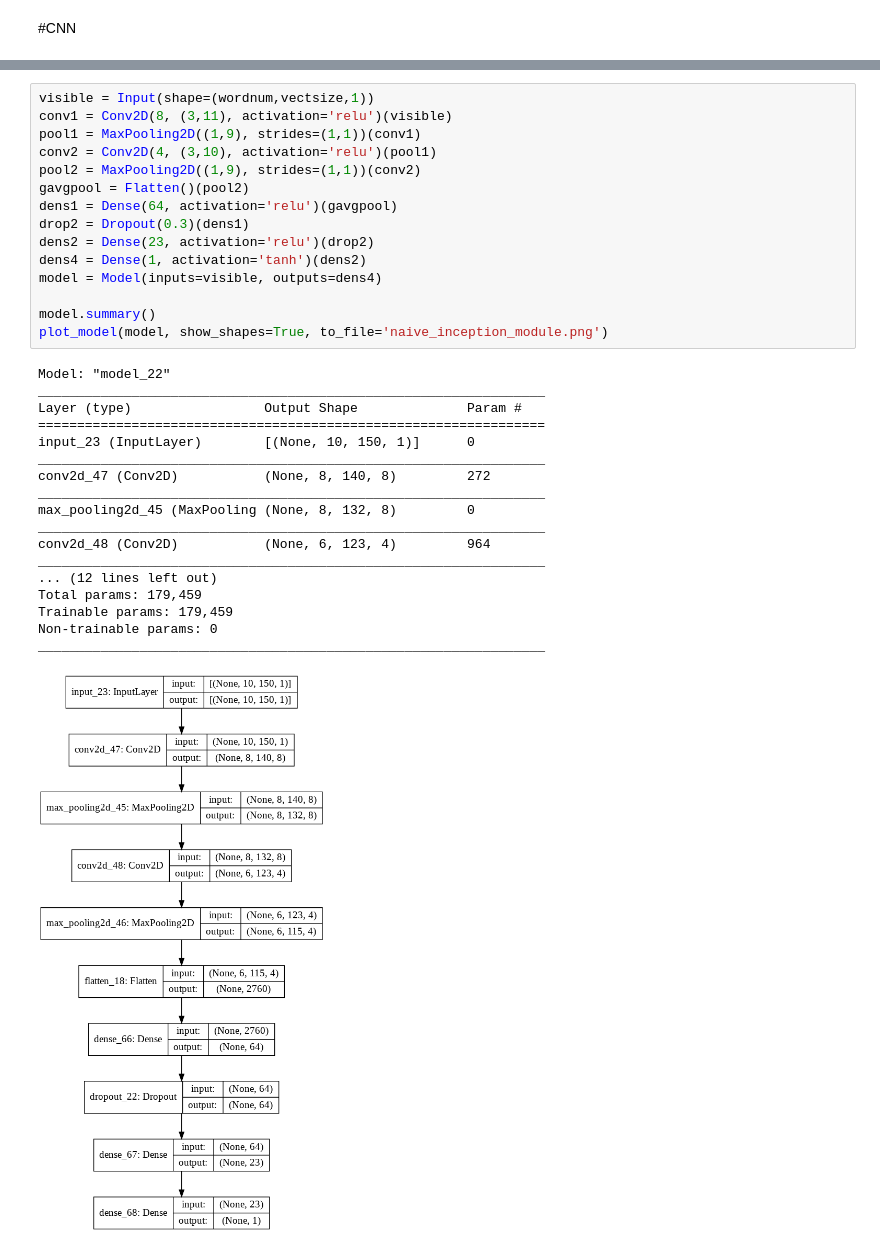
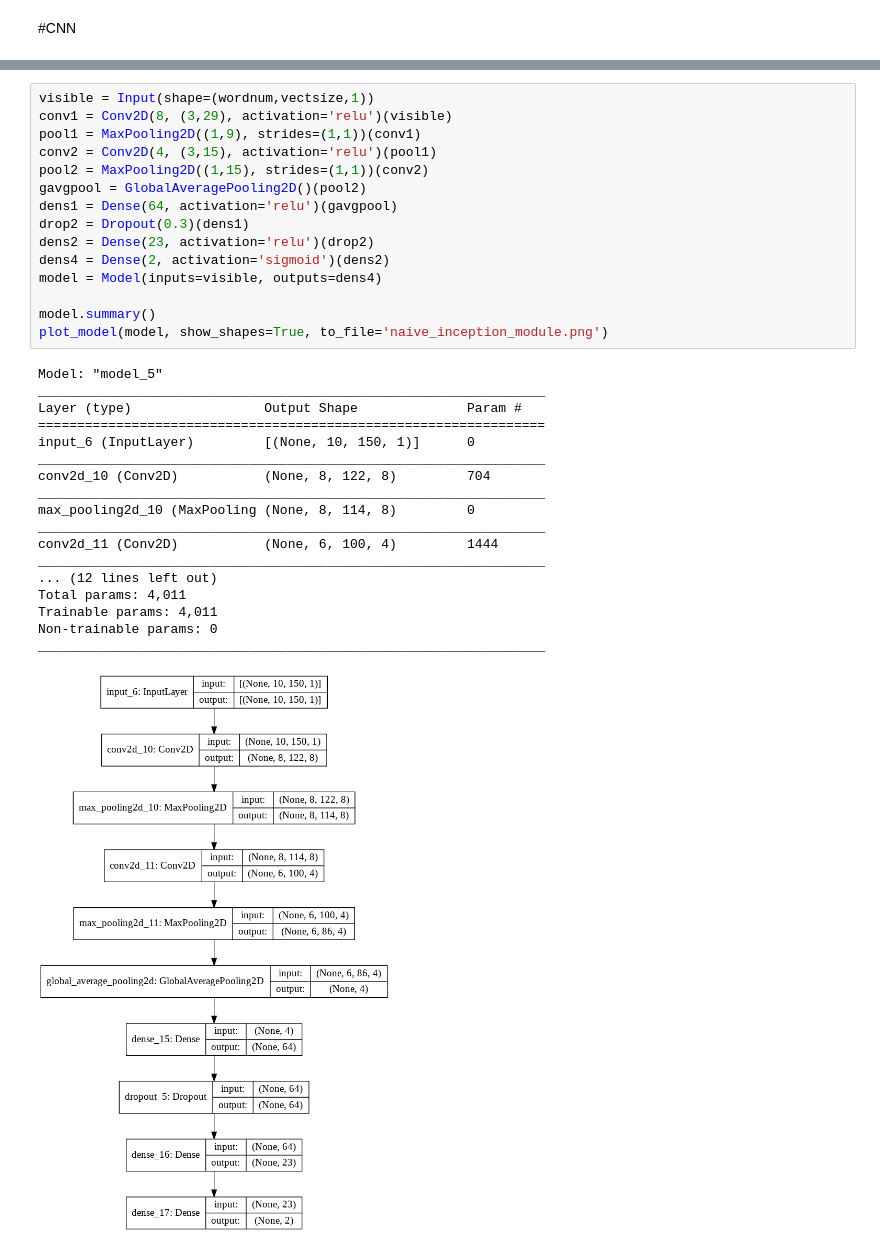
Before and after one commit to mahsaghn/Digikala-Comments-Analysis, a Jupyter notebook: comment_analysis.ipynb, the cells around one changed output, grey strips where cells are left out. Saved outputs shown, nothing was run; the diff lists cells and outputs as text.

```diff
--- a/comment_analysis.ipynb
+++ b/comment_analysis.ipynb
@@ -471,34 +507,34 @@ Y.shape
 # %%
 visible = Input(shape=(wordnum,vectsize,1))
-conv1 = Conv2D(8, (3,11), activation='relu')(visible)
+conv1 = Conv2D(8, (3,29), activation='relu')(visible)
 pool1 = MaxPooling2D((1,9), strides=(1,1))(conv1)
-conv2 = Conv2D(4, (3,10), activation='relu')(pool1)
-pool2 = MaxPooling2D((1,9), strides=(1,1))(conv2)
-gavgpool = Flatten()(pool2)
+conv2 = Conv2D(4, (3,15), activation='relu')(pool1)
+pool2 = MaxPooling2D((1,15), strides=(1,1))(conv2)
+gavgpool = GlobalAveragePooling2D()(pool2)
 dens1 = Dense(64, activation='relu')(gavgpool)
 drop2 = Dropout(0.3)(dens1)
 dens2 = Dense(23, activation='relu')(drop2)
-dens4 = Dense(1, activation='tanh')(dens2)
+dens4 = Dense(2, activation='sigmoid')(dens2)
 model = Model(inputs=visible, outputs=dens4)
 
 model.summary()
 plot_model(model, show_shapes=True, to_file='naive_inception_module.png')
 # %% [output]
-Model: "model_22"
+Model: "model_5"
 _________________________________________________________________
 Layer (type)                 Output Shape              Param #
 =================================================================
-input_23 (InputLayer)        [(None, 10, 150, 1)]      0
+input_6 (InputLayer)         [(None, 10, 150, 1)]      0
 _________________________________________________________________
-conv2d_47 (Conv2D)           (None, 8, 140, 8)         272
+conv2d_10 (Conv2D)           (None, 8, 122, 8)         704
 _________________________________________________________________
-max_pooling2d_45 (MaxPooling (None, 8, 132, 8)         0
+max_pooling2d_10 (MaxPooling (None, 8, 114, 8)         0
 _________________________________________________________________
-conv2d_48 (Conv2D)           (None, 6, 123, 4)         964
+conv2d_11 (Conv2D)           (None, 6, 100, 4)         1444
 _________________________________________________________________
 ... (12 lines left out)
-Total params: 179,459
-Trainable params: 179,459
+Total params: 4,011
+Trainable params: 4,011
 Non-trainable params: 0
 _________________________________________________________________
-[figure, old version]
+[figure, new version]
```
Also changed, not shown: parts of 20 cells of this notebook.
